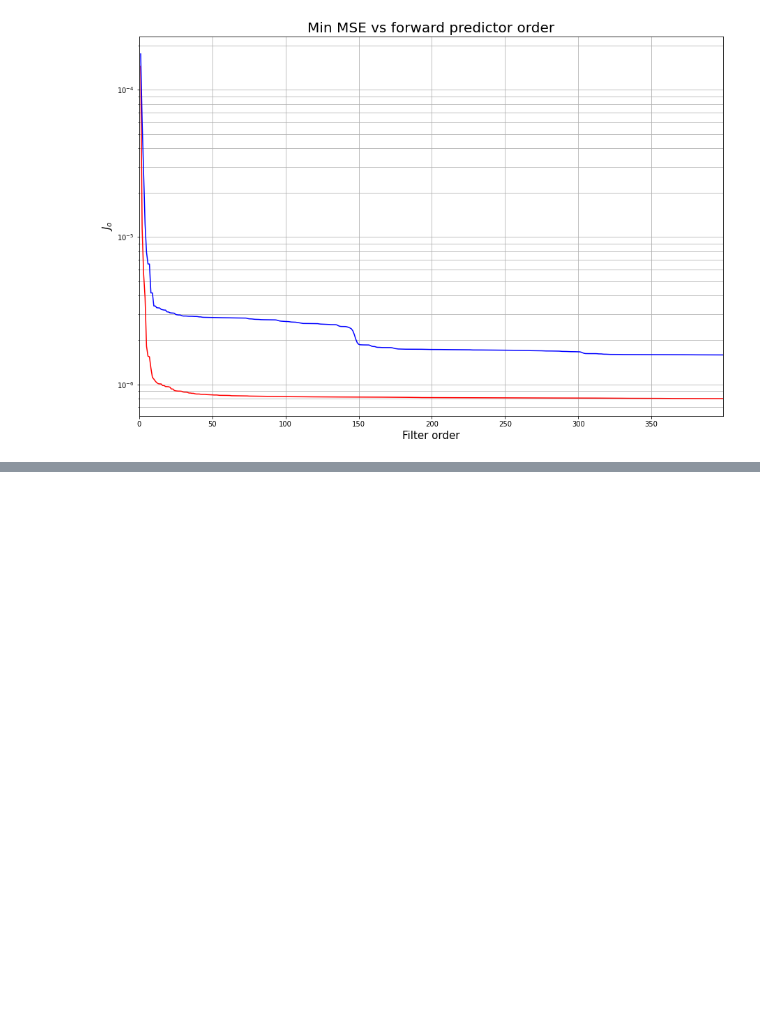
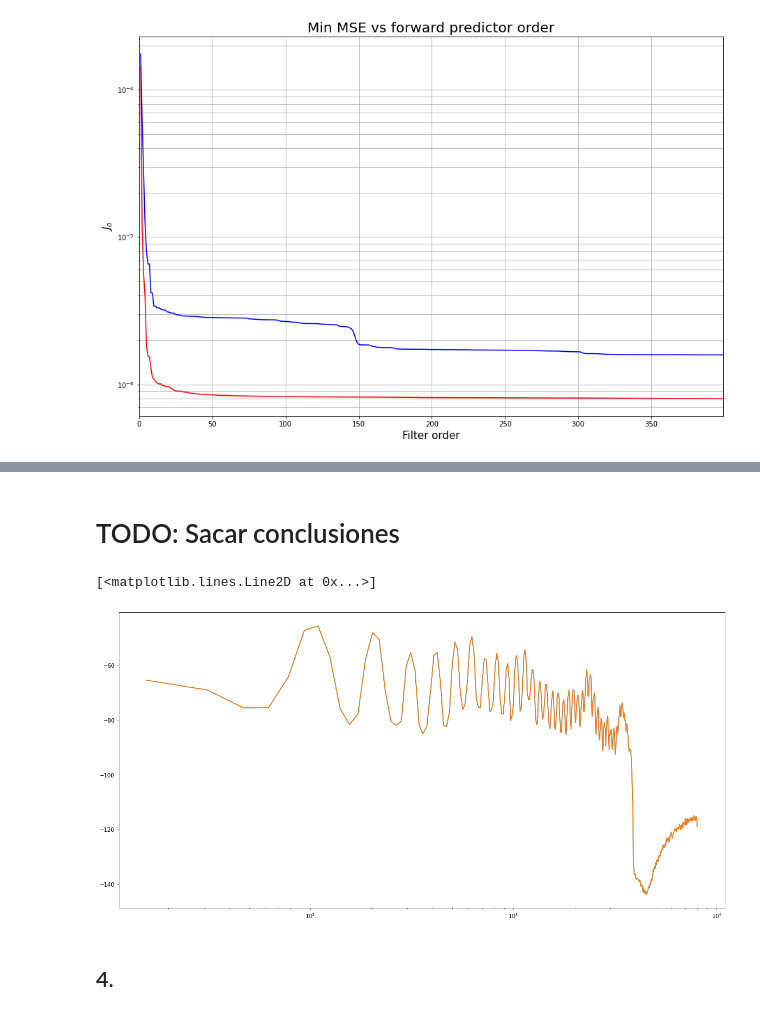
Before and after one commit to BikeTeam/pasa-tp3, a Jupyter notebook: src/tp3.ipynb, the cells around one changed output, grey strips where cells are left out. Drawn from its saved outputs; the diff is of its cells as text; code cells hidden in the pictures; blank space fills up the shorter version.

```diff
--- a/src/tp3.ipynb
+++ b/src/tp3.ipynb
@@ -136,0 +178,19 @@ plt.plot();
+# %% [markdown]
+# TODO: Sacar conclusiones
+# %%
+a, _ = forward_prediction_filter(a_norm,12)
+e175 = get_forward_error(a_norm, a)
+f, S = sps.welch(a_norm, a_fs, nperseg=1024)#np.fft.fft(e175)
+#f = np.fft.fftfreq(len(S), 1/a_fs)
+plt.figure(figsize=(20,10))
+plt.semilogx(f[f> 0],10*np.log10(S[f> 0]))
+###################
+a, _ = forward_prediction_filter(a_norm,150)
+e175 = get_forward_error(a_norm, a)
+f, S = sps.welch(a_norm, a_fs, nperseg=1024)
+plt.semilogx(f[f> 0],10*np.log10(S[f> 0]))
+# %% [output]
+[<matplotlib.lines.Line2D at 0x...>]
+[figure, added]
+# %% [markdown]
+## 4.
```
Also changed, not shown: parts of 10 cells of this notebook.
